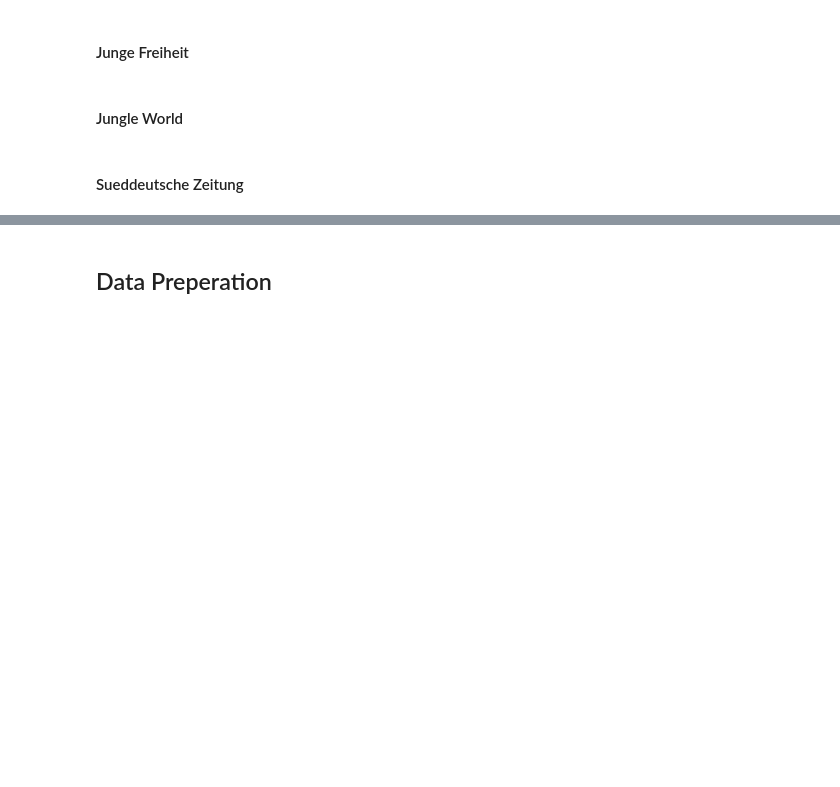
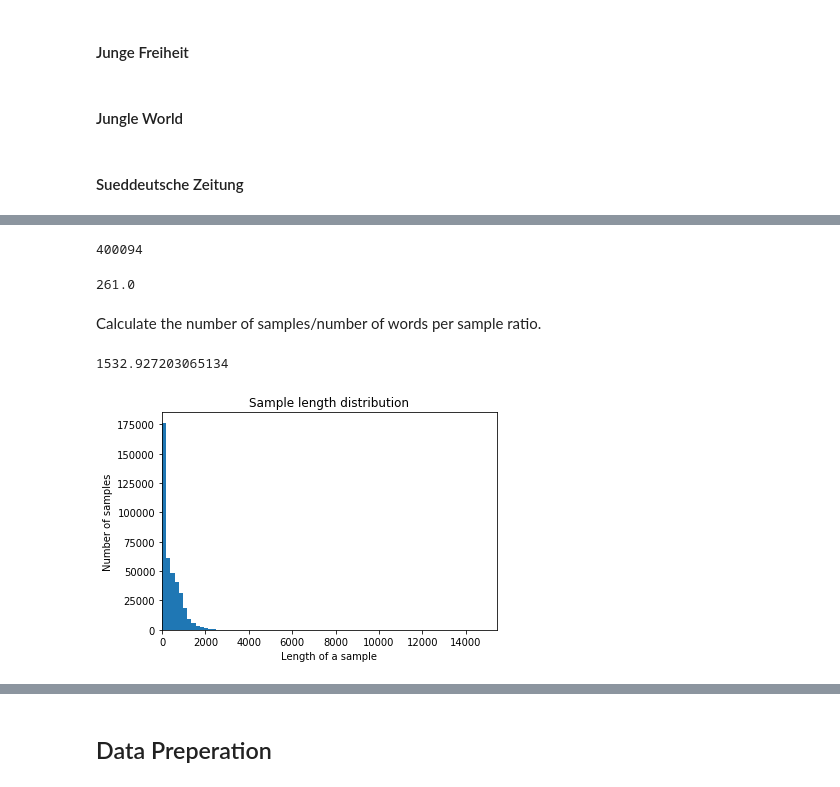
Before and after one commit to YaAk2/PoliticalBiasDetectionGER, a Jupyter notebook: PoliticalBiasDetection.ipynb, the cells around one changed output, grey strips where cells are left out. Cells and saved outputs as stored; diff of their text form; code cells hidden in the pictures; blank space fills up the shorter version.

```diff
--- a/PoliticalBiasDetection.ipynb
+++ b/PoliticalBiasDetection.ipynb
@@ -38,3 +42,3 @@ sz = Archive('NewsArchive/sueddeutsche_archive.pkl')
 # %%
-data = germa_parl.texts + jf.texts + jw.texts + sz.texts
-labels = germa_parl.labels + jf.labels + jw.labels + sz.labels
+combined_data = germa_parl.texts + jw.texts + jf.texts + sz.texts
+labels = germa_parl.labels + jw.labels + jf.labels + sz.labels
@@ -60,0 +67,4 @@ plot_num_samples_per_class(labels)
+# %%
+train_texts, train_labels, val_texts, val_labels, test_texts, test_labels = train_val_test_split(combined_data,
+                                                                                                 labels,
+                                                                                                 reproduceable=True)
@@ -60,0 +73,21 @@ plot_num_samples_per_class(labels)
+# %%
+train_preprocessed = data_preprocessing(train_texts, drop_stopwords=False, drop_digits=True)
+val_preprocessed = data_preprocessing(val_texts, drop_stopwords=False, drop_digits=True)
+# %%
+len(train_preprocessed + val_preprocessed)
+# %% [output]
+400094
+# %%
+num_words_per_sample(train_preprocessed + val_preprocessed)
+# %% [output]
+261.0
+# %% [markdown]
+Calculate the number of samples/number of words per sample ratio.
+# %%
+len(train_preprocessed + val_preprocessed)/num_words_per_sample(train_preprocessed + val_preprocessed)
+# %% [output]
+1532.927203065134
+# %%
+plot_sample_length_distribution(train_preprocessed + val_preprocessed)
+# %% [output]
+[figure, added]
```
Also changed, not shown: parts of 48 cells of this notebook, 15 other files.
